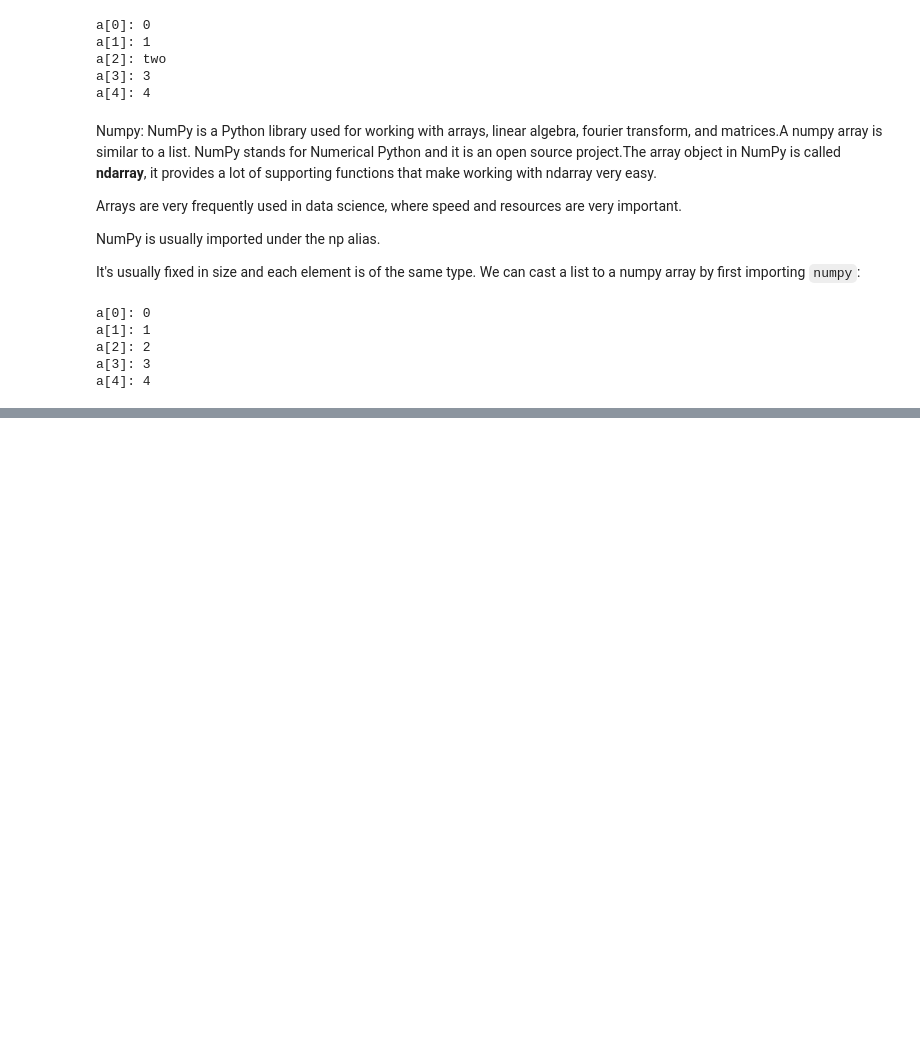
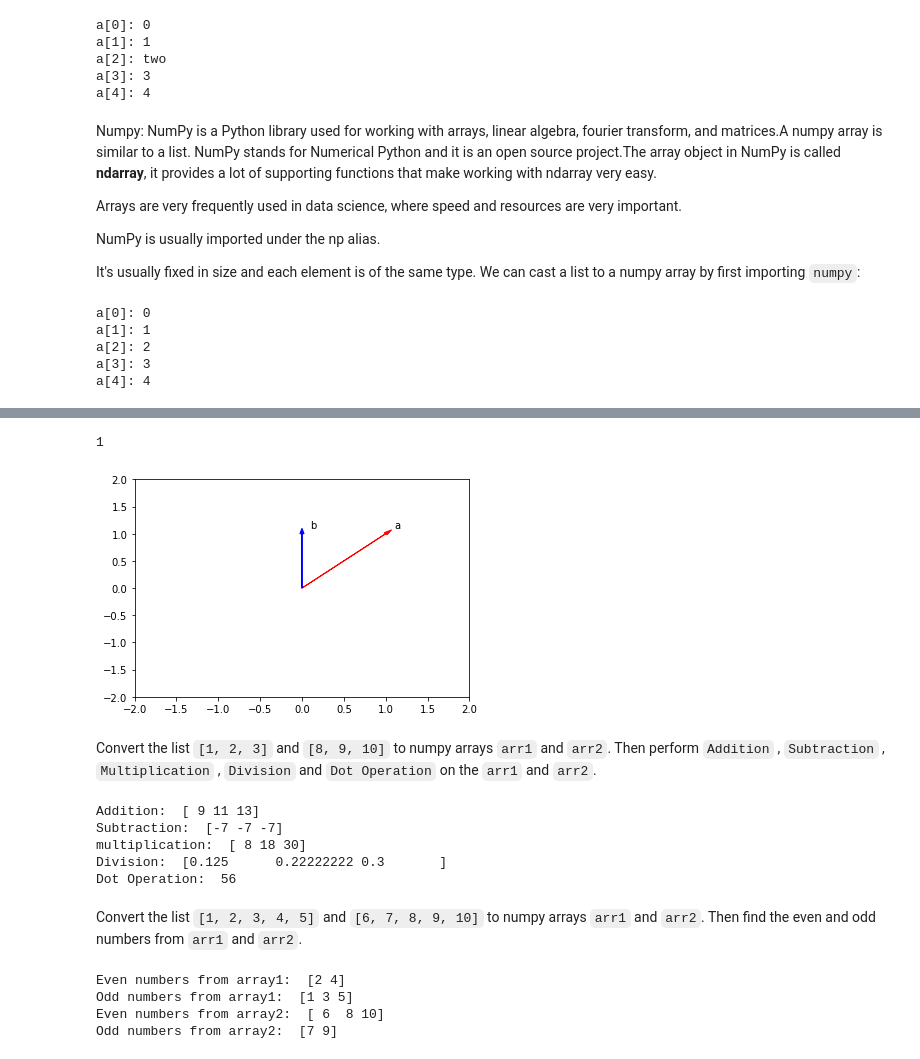
Before and after one commit to PosgradoMNA/actividades-de-aprendizaje-jeesperon, a Jupyter notebook: Semana_3_Módulo5_IBM.ipynb, the cells around one changed output, grey strips where cells are left out. Drawn from its saved outputs; the diff is of its cells as text; code cells hidden in the pictures; blank space fills up the shorter version.

```diff
--- a/Semana_3_Módulo5_IBM.ipynb
+++ b/Semana_3_Módulo5_IBM.ipynb
@@ -49,0 +427,40 @@ a[4]: 4
+# %%
+# Write your code below and press Shift+Enter to execute
+a = np.array([1,1])
+b = np.array([0,1])
+Plotvec2(a,b)
+np.dot(a,b)
+# %% [output]
+1
+[figure, added]
+# %% [markdown]
+Convert the list <code>\[1, 2, 3]</code> and <code>\[8, 9, 10]</code> to numpy arrays <code>arr1</code> and <code>arr2</code>. Then perform <code>Addition</code> , <code>Subtraction</code> , <code>Multiplication</code> , <code>Division</code> and <code>Dot Operation</code> on the <code>arr1</code> and <code>arr2</code>.
+# %%
+# Write your code below and press Shift+Enter to execute
+arr1 = np.array([1,2,3])
+arr2 = np.array([8,9,10])
+print('Addition: ', arr1 + arr2)
+print('Subtraction: ', arr1 - arr2)
+print('multiplication: ', arr1 * arr2)
+print('Division: ', arr1 / arr2)
+print('Dot Operation: ', np.dot(arr1,arr2))
+# %% [output]
+Addition:  [ 9 11 13]
+Subtraction:  [-7 -7 -7]
+multiplication:  [ 8 18 30]
+Division:  [0.125      0.22222222 0.3       ]
+Dot Operation:  56
+# %% [markdown]
+Convert the list <code>\[1, 2, 3, 4, 5]</code> and <code>\[6, 7, 8, 9, 10]</code> to numpy arrays <code>arr1</code> and <code>arr2</code>. Then find the even and odd numbers from <code>arr1</code> and <code>arr2</code>.
+# %%
+arr1 = np.array([1,2,3,4,5])
+arr2 = np.array([6,7,8,9,10])
+print('Even numbers from array1: ', arr1[1::2])
+print('Odd numbers from array1: ', arr1[0::2])
+print('Even numbers from array2: ', arr2[0::2])
+print('Odd numbers from array2: ', arr2[1::2])
+# %% [output]
+Even numbers from array1:  [2 4]
+Odd numbers from array1:  [1 3 5]
+Even numbers from array2:  [ 6  8 10]
+Odd numbers from array2:  [7 9]
```
Also changed, not shown: parts of 62 cells of this notebook.
